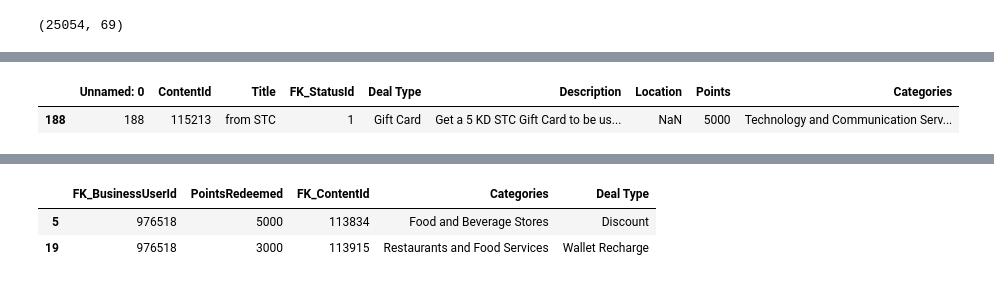
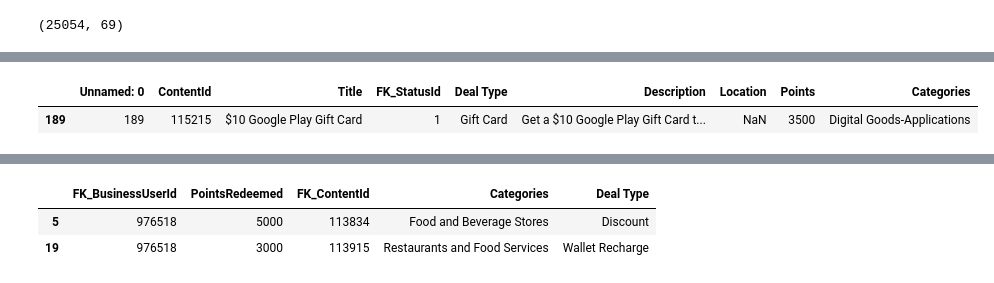
Before and after one commit to DboukAli98/KFHXRelatedAi, a Jupyter notebook: NoteBooks/Model Generation/Model_Reward.ipynb, the cells around one changed output, grey strips where cells are left out. Cells and saved outputs as stored; diff of their text form; code cells hidden in the pictures.

```diff
--- a/NoteBooks/Model Generation/Model_Reward.ipynb
+++ b/NoteBooks/Model Generation/Model_Reward.ipynb
@@ -506,11 +477,11 @@ Hybrid Recommended deal: 113910, Combined Score: 1.948005588627979, Category: Gr
 # %%
-specific_content_id = 115213,
+specific_content_id = 115215,
 result = deals_data[deals_data['ContentId'] == specific_content_id]
 
 result
 # %% [output]
 |  | Unnamed: 0 | ContentId | Title | FK_StatusId | Deal Type | Description | Location | Points | Categories |
-| 188 | 188 | 115213 | from STC | 1 | Gift Card | Get a 5 KD STC Gift Card to be us... | NaN | 5000 | Technology and Communication Serv... |
+| 189 | 189 | 115215 | $10 Google Play Gift Card | 1 | Gift Card | Get a $10 Google Play Gift Card t... | NaN | 3500 | Digital Goods-Applications |
 # %%
 user_last_interactions = user_item_matrix.loc[user_id]
 user_interacted_items = user_last_interactions[user_last_interactions > 0].index
```
Also changed, not shown: parts of 5 cells of this notebook.
